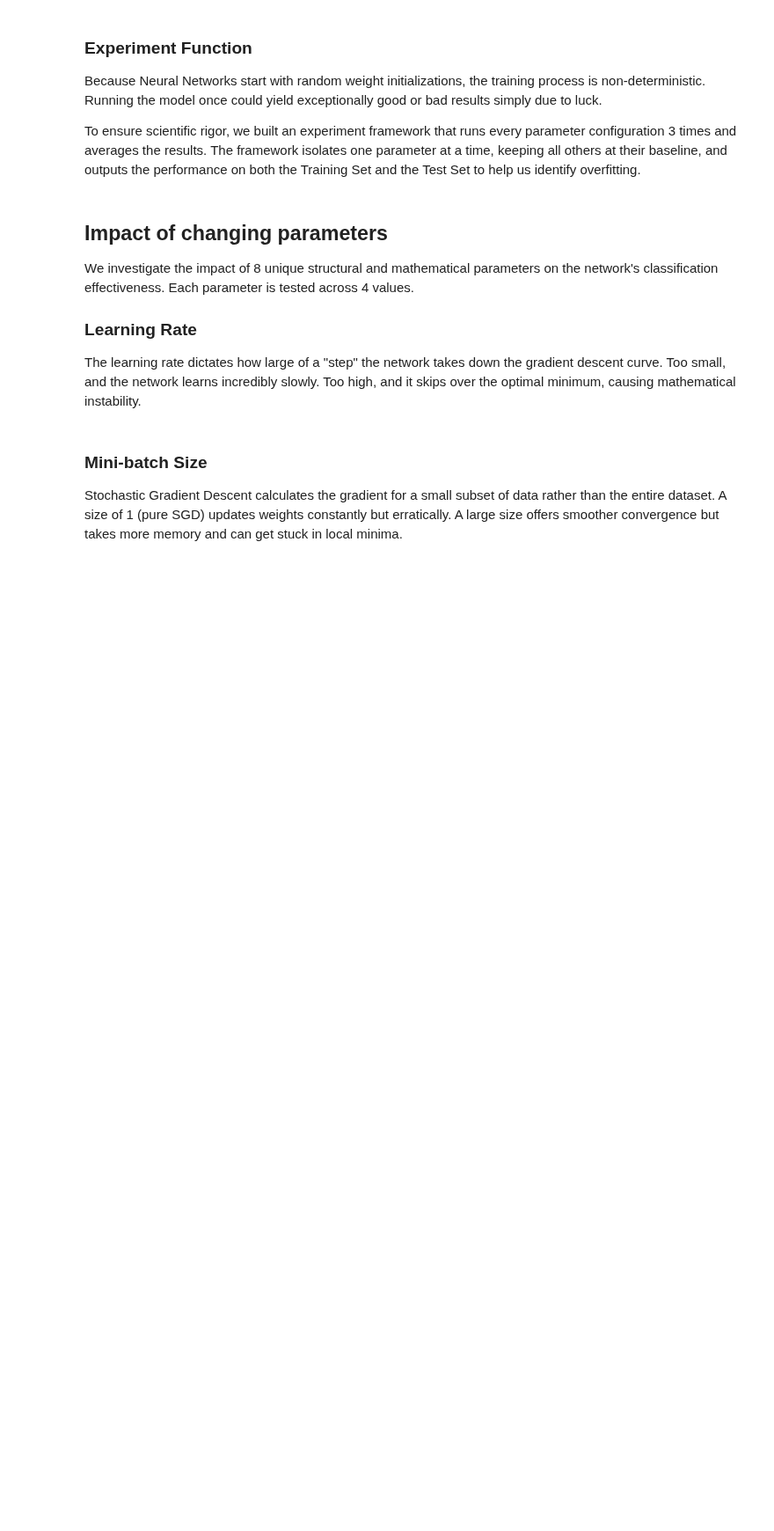
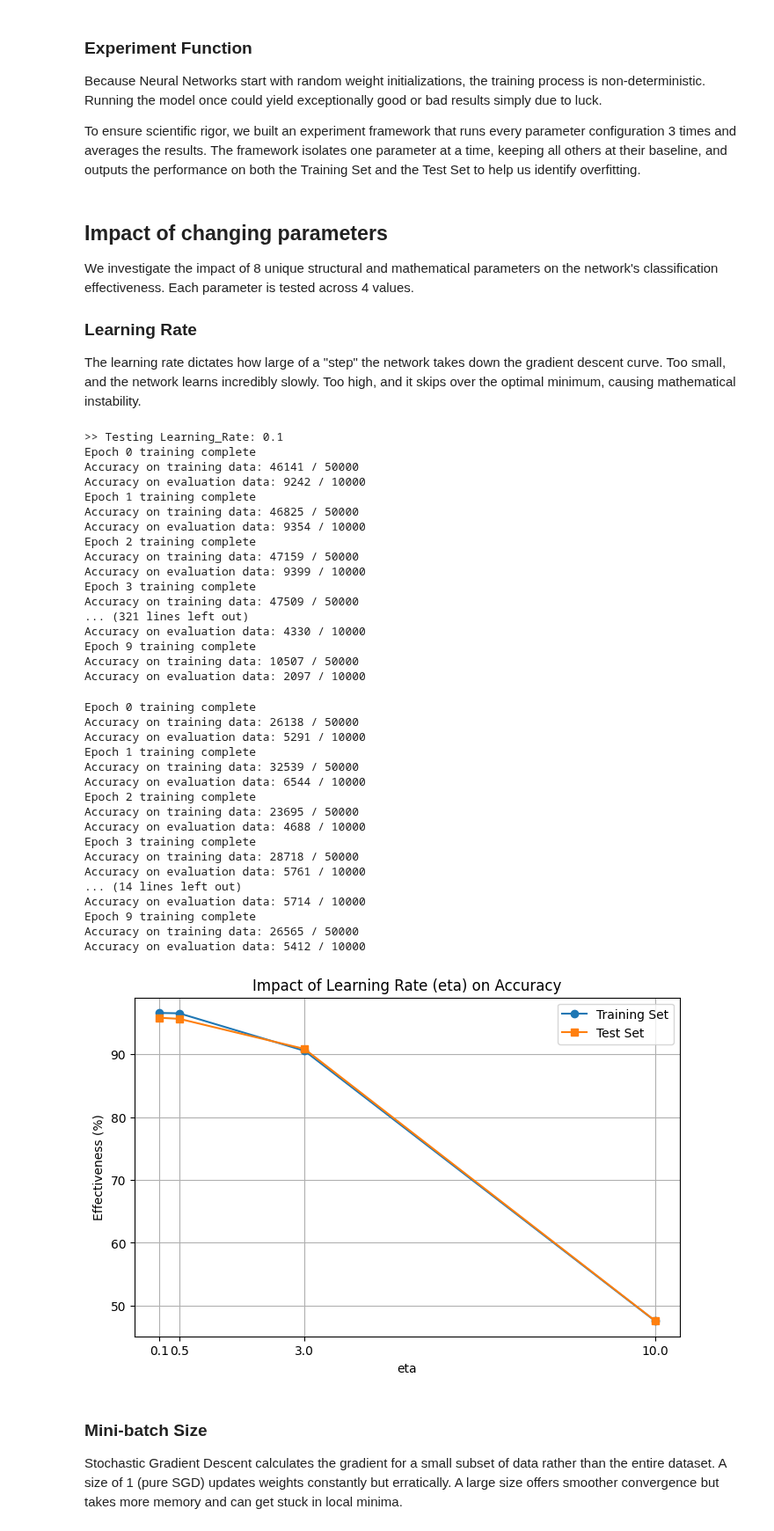
Before and after one commit to Projekty-IiE/NeuralEnjoyers, a Jupyter notebook: Klasyfikacyjny/classification_network.ipynb, the cells around one changed output. Shown at 88% size. Drawn from its saved outputs; the diff is of its cells as text; code cells hidden in the pictures; blank space fills up the shorter version.

```diff
--- a/Klasyfikacyjny/classification_network.ipynb
+++ b/Klasyfikacyjny/classification_network.ipynb
@@ -411,12 +411,22 @@ def run_experiment(param_name, values_to_test, param_type='eta'):
                 elif param_type == 'layers':     current_sizes = val
                 elif param_type == 'train_size': current_train = training_data[:val]
                 elif param_type == 'split_ratio':
-                    shuffled = full_data.copy()
-                    random.shuffle(shuffled)
-                    split_point   = int(len(shuffled) * val)
-                    current_train = shuffled[:split_point]
-                    current_test  = shuffled[split_point:]
+                    # 1. Create a uniform pool of data with simple integer labels
+                    uniform_data = []
+                    for x, y in training_data:
+                        uniform_data.append((x, np.argmax(y))) # Convert 10x1 arrays to integers
+                    uniform_data.extend(validation_data)
+                    uniform_data.extend(test_data)
 
+                    # 2. Shuffle and calculate the split
+                    random.shuffle(uniform_data)
+                    split_point = int(len(uniform_data) * val)
+
+                    # 3. The network STRICTLY expects training data labels to be one-hot encoded!
+                    current_train = [(x, vectorized_result(y)) for x, y in uniform_data[:split_point]]
+
+                    # 4. The network STRICTLY expects test data labels to be integers!
+                    current_test = uniform_data[split_point:]
                 # 3. Train
                 net = Network(current_sizes, cost=CrossEntropyCost)
                 eval_cost, eval_acc, train_cost, train_acc = net.SGD(
@@ -467,21 +477,59 @@ The learning rate dictates how large of a "step" the network takes down the grad
 # %%
 # 1. Run the test
 df_eta = run_experiment('Learning_Rate', [0.1, 0.5, 3.0, 10.0], param_type='eta')
 
 # 2. Calculate averages across the 3 runs
 avg_results = df_eta.groupby('Value')[['Train_Acc', 'Test_Acc']].mean().reset_index()
 
 # 3. Draw the graph
 plt.figure(figsize=(8, 5))
 plt.plot(avg_results['Value'], avg_results['Train_Acc'], marker='o', label='Training Set')
 plt.plot(avg_results['Value'], avg_results['Test_Acc'], marker='s', label='Test Set')
-plt.xticks(avg_results['ValueLabel'])
+
+plt.xticks(avg_results['Value'])
+
 plt.title('Impact of Learning Rate (eta) on Accuracy')
 plt.xlabel('eta')
 plt.ylabel('Effectiveness (%)')
 plt.legend()
 plt.grid(True)
 plt.show()
+# %% [output]
+>> Testing Learning_Rate: 0.1
+Epoch 0 training complete
+Accuracy on training data: 46141 / 50000
+Accuracy on evaluation data: 9242 / 10000
+Epoch 1 training complete
+Accuracy on training data: 46825 / 50000
+Accuracy on evaluation data: 9354 / 10000
+Epoch 2 training complete
+Accuracy on training data: 47159 / 50000
+Accuracy on evaluation data: 9399 / 10000
+Epoch 3 training complete
+Accuracy on training data: 47509 / 50000
+... (321 lines left out)
+Accuracy on evaluation data: 4330 / 10000
+Epoch 9 training complete
+Accuracy on training data: 10507 / 50000
+Accuracy on evaluation data: 2097 / 10000
+Epoch 0 training complete
+Accuracy on training data: 26138 / 50000
+Accuracy on evaluation data: 5291 / 10000
+Epoch 1 training complete
+Accuracy on training data: 32539 / 50000
+Accuracy on evaluation data: 6544 / 10000
+Epoch 2 training complete
+Accuracy on training data: 23695 / 50000
+Accuracy on evaluation data: 4688 / 10000
+Epoch 3 training complete
+Accuracy on training data: 28718 / 50000
+Accuracy on evaluation data: 5761 / 10000
+... (14 lines left out)
+Accuracy on evaluation data: 5714 / 10000
+Epoch 9 training complete
+Accuracy on training data: 26565 / 50000
+Accuracy on evaluation data: 5412 / 10000
+[figure, added]
 # %% [markdown]
 ### Mini-batch Size
 
```
Also changed, not shown: parts of 8 cells of this notebook, 1 other file.
